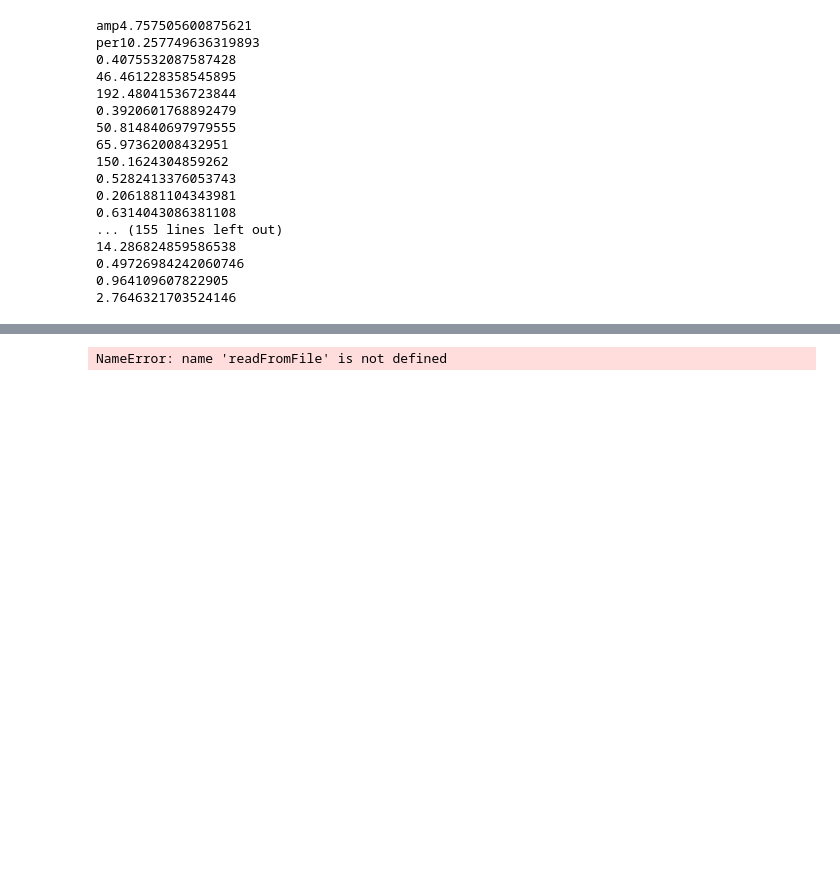
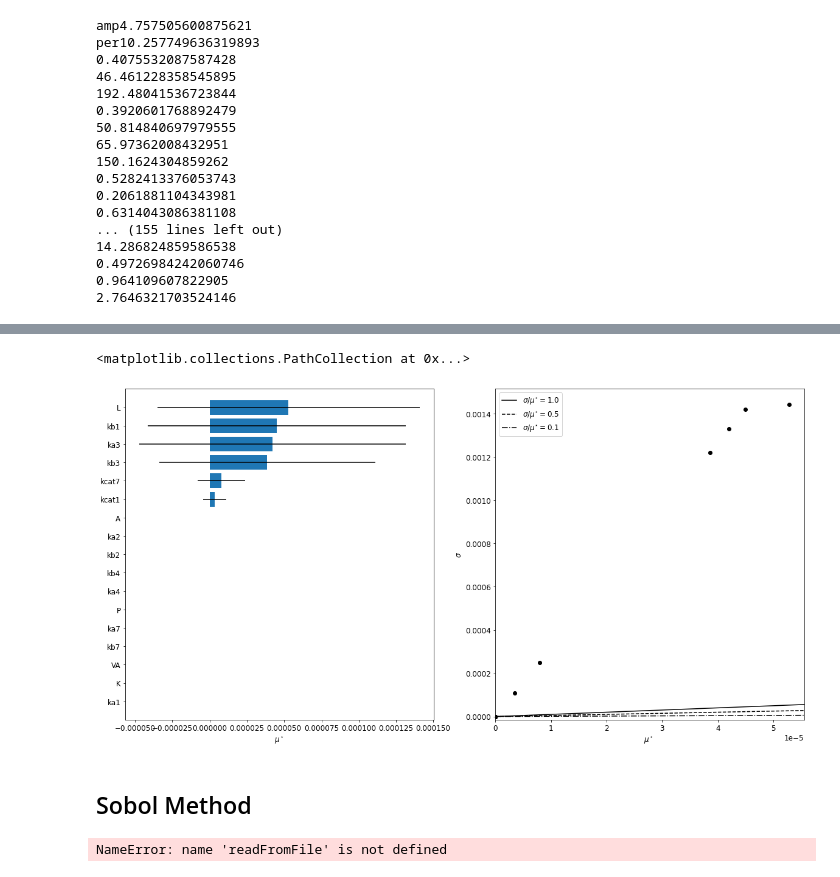
Before and after one commit to jonathanfischer97/Oscillator, a Jupyter notebook: Python/2022_simple_system/2d_troubleshooting/PEPE/6-27-22/SmoothPeaksBigVol_GA.ipynb, the cells around one changed output, grey strips where cells are left out. Saved outputs shown, nothing was run; the diff lists cells and outputs as text; code cells hidden in the pictures; blank space fills up the shorter version.

```diff
--- a/Python/2022_simple_system/2d_troubleshooting/PEPE/6-27-22/SmoothPeaksBigVol_GA.ipynb
+++ b/Python/2022_simple_system/2d_troubleshooting/PEPE/6-27-22/SmoothPeaksBigVol_GA.ipynb
@@ -1424,0 +1428,18 @@ NameError: name 'samples' is not defined
+# %%
+problem = {
+    'num_vars': 17,
+    'names': ["ka1", "kb1", "kcat1", "ka2", "kb2", "ka3", "kb3", "ka4","kb4","ka7","kb7","kcat7",'VA','L','K','P','A'],
+    #'groups': ['1','2','3','4','5','6','7','8','9','10','11','12','13','14','15','16','17'],
+    'bounds': [[1e-3,1],[0,100],[0,500],[1e-3,1],[0,1000],[1e-3,1e2],[0,500],[1e-3,1],[0,100],[1e-3,1],[0,1000],[0,200],
+                [0.5,1.5],[1,15],[0.1,1],[0.1,1],[0.1,3]]
+}
+
+
+morris_samples = sample(problem, N=1000, num_levels=4, optimal_trajectories=None)
+# %%
+Y = np.zeros([morris_samples.shape[0]])
+
+for i,X in enumerate(morris_samples):
+    Y[i] = model.eval(X)[0]
+# %%
+Si = morris.analyze(problem, morris_samples, Y, conf_level = 0.95, print_to_console=True, num_levels=4, num_resamples=100)
@@ -1424,0 +1465,9 @@ NameError: name 'samples' is not defined
+# %%
+fig, (ax1,ax2) = plt.subplots(1,2, figsize=(20,10))
+horizontal_bar_plot(ax1,Si,{},sortby='mu_star')
+covariance_plot(ax2,Si,{})
+# %% [output]
+<matplotlib.collections.PathCollection at 0x...>
+[figure, added]
+# %% [markdown]
+## Sobol Method
```
Also changed, not shown: parts of 7 cells of this notebook.
